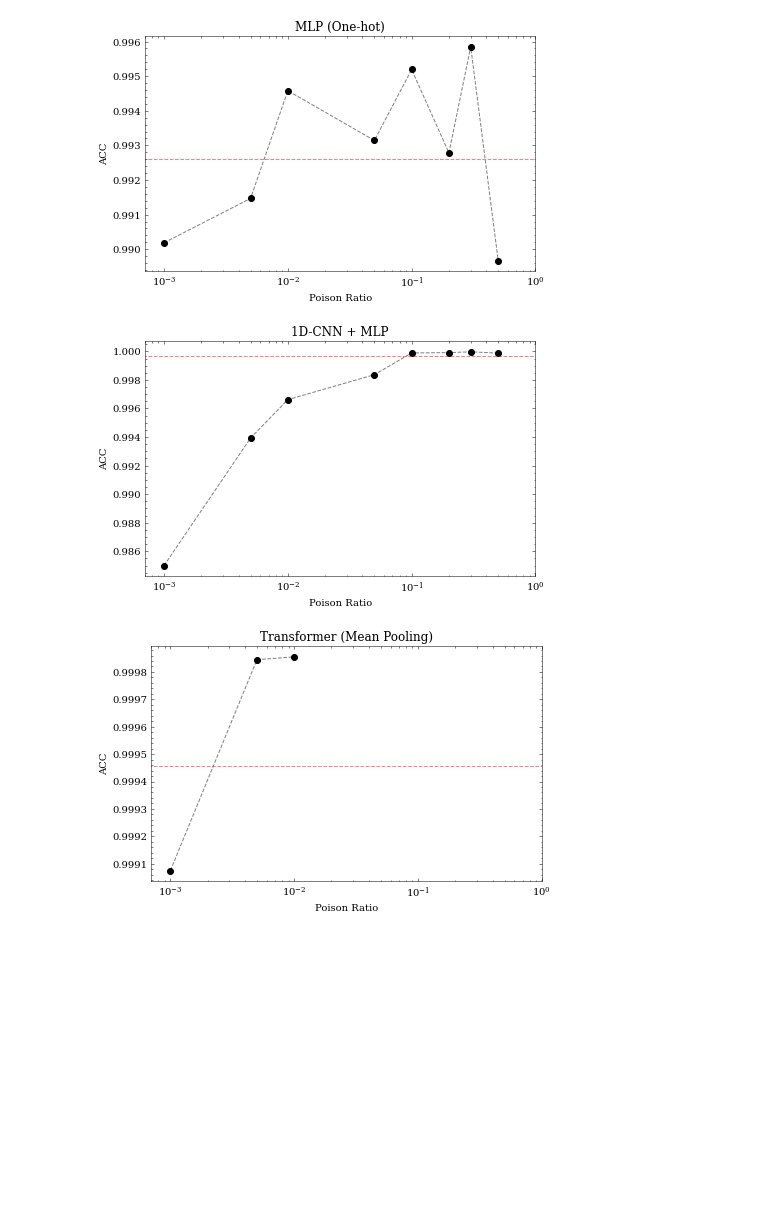
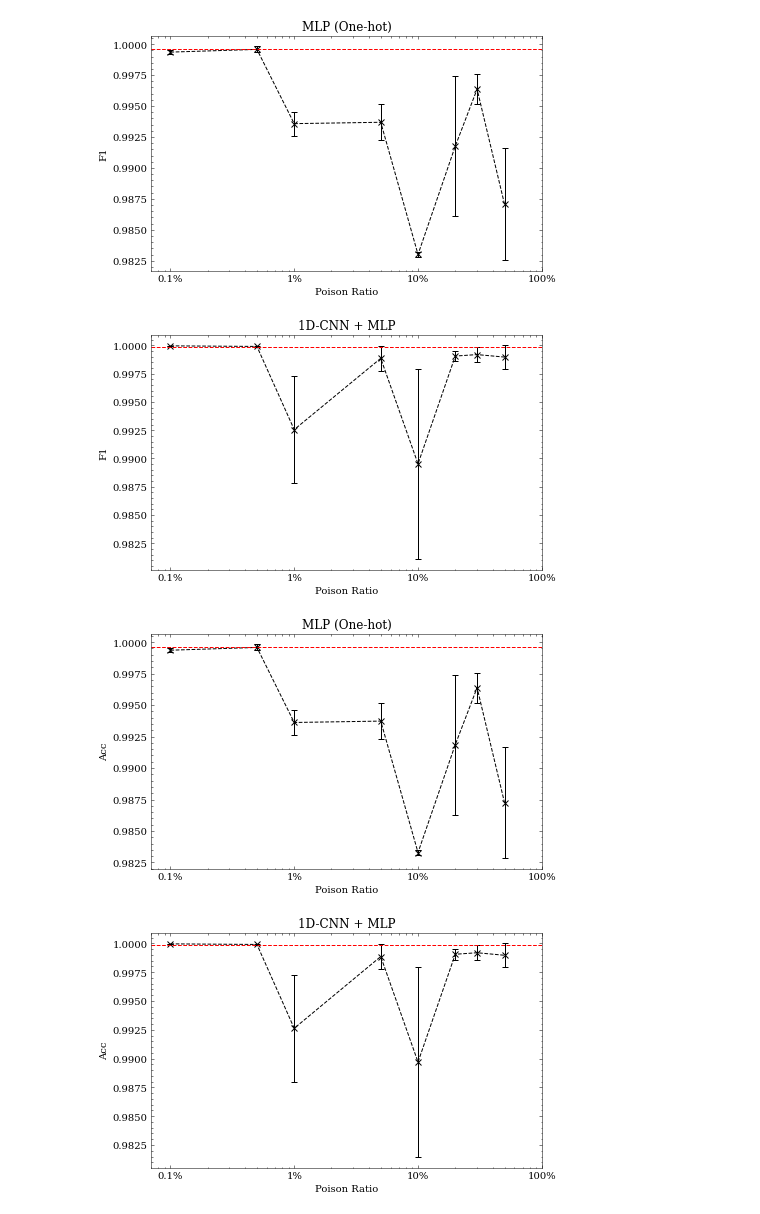
Before and after one commit to dtrizna/QuasarNix, a Jupyter notebook: results_adversarial_poisoning_pollution.ipynb, the cells around one changed output. Cells and saved outputs as stored; diff of their text form; code cells hidden in the pictures; blank space fills up the shorter version.

```diff
--- a/results_adversarial_poisoning_pollution.ipynb
+++ b/results_adversarial_poisoning_pollution.ipynb
@@ -77,4 +30,0 @@ for name, score in zip(labelmap.keys(), [mlp_scores, cnn_scores, transformer_sco
-# %%
-metric = "tpr"
-for name, score in zip(labelmap.keys(), [mlp_scores, cnn_scores, transformer_scores]):
-    plot_scatter_lines(score, model_name=labelmap[name], metric=metric)
@@ -85,4 +30,0 @@ for name, score in zip(labelmap.keys(), [mlp_scores, cnn_scores, transformer_sco
-# %%
-metric = "misclassified_malicious"
-for name, score in zip(labelmap.keys(), [mlp_scores, cnn_scores, transformer_scores]):
-    plot_scatter_lines(score, model_name=labelmap[name], metric=metric)
@@ -93,4 +30,0 @@ for name, score in zip(labelmap.keys(), [mlp_scores, cnn_scores, transformer_sco
-# %%
-metric = "misclassified_benign"
-for name, score in zip(labelmap.keys(), [mlp_scores, cnn_scores, transformer_scores]):
-    plot_scatter_lines(score, model_name=labelmap[name], metric=metric)
@@ -101,8 +30,0 @@ for name, score in zip(labelmap.keys(), [mlp_scores, cnn_scores, transformer_sco
-# %%
-metric = "acc"
-for name, score in zip(labelmap.keys(), [mlp_scores, cnn_scores, transformer_scores]):
-    plot_scatter_lines(score, model_name=labelmap[name], metric=metric)
-# %% [output]
-[figure, removed]
-[figure, removed]
-[figure, removed]
@@ -108,0 +100,16 @@ for name, score in zip(labelmap.keys(), [mlp_scores, cnn_scores, transformer_sco
+# %%
+for pattern in labelmap.keys():
+    metric = "f1"
+    df = parse_scores(SUBDIRS_SAME_LIM, pattern, metric=metric)
+    plot_scatter_lines(df, model_name=labelmap[pattern], metric=metric)
+# %% [output]
+[figure, added]
+[figure, added]
+# %%
+for pattern in labelmap.keys():
+    metric = metrics[1]
+    df = parse_scores(SUBDIRS_SAME_LIM, pattern, metric=metric)
+    plot_scatter_lines(df, model_name=labelmap[pattern], metric=metric)
+# %% [output]
+[figure, added]
+[figure, added]
```
Also changed, not shown: parts of 11 cells of this notebook, 5 other files.
